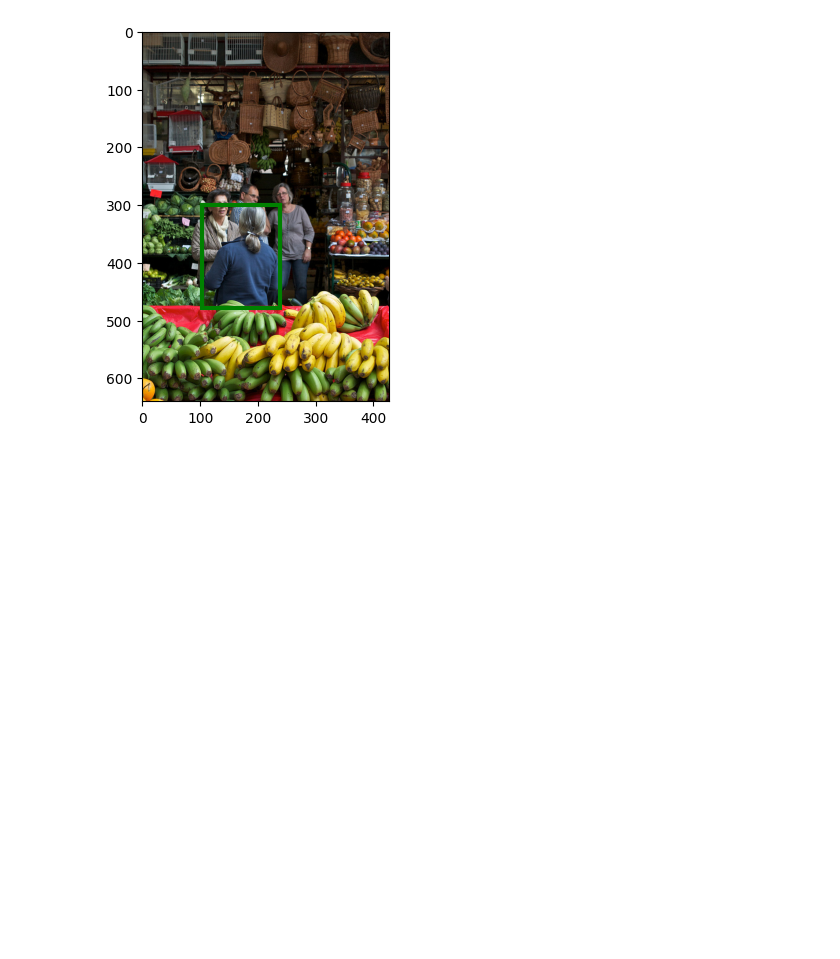
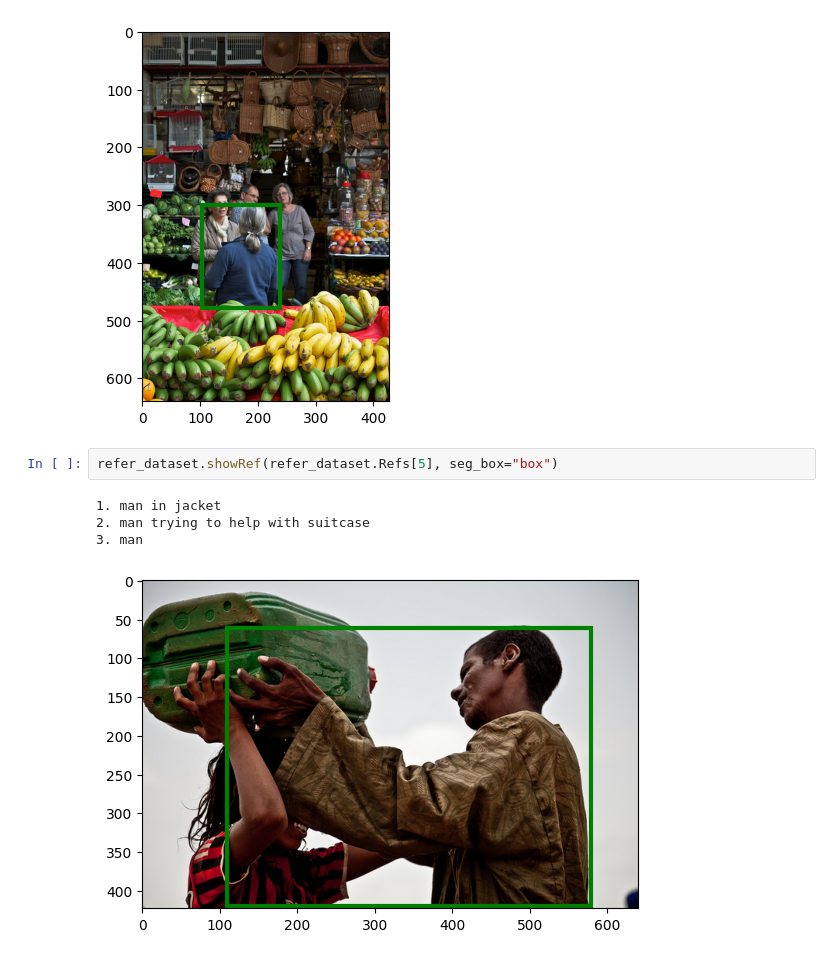
Before and after one commit to Adam-Torek/Renaissance-WAC, a Jupyter notebook: refcoco_viewer.ipynb, the cells around one changed output. Saved outputs shown, nothing was run; the diff lists cells and outputs as text; blank space fills up the shorter version.

Commit message:
changed RefCOCO example image

```diff
--- a/refcoco_viewer.ipynb
+++ b/refcoco_viewer.ipynb
@@ -38,3 +38,10 @@ refer_dataset.showRef(refer_dataset.Refs[0], seg_box='box')
 2. lady with back to us
 3. blue shirt
 [figure]
+# %%
+refer_dataset.showRef(refer_dataset.Refs[5], seg_box="box")
+# %% [output]
+1. man in jacket
+2. man trying to help with suitcase
+3. man
+[figure, added]
```
Also changed, not shown: parts of 1 cell of this notebook.
